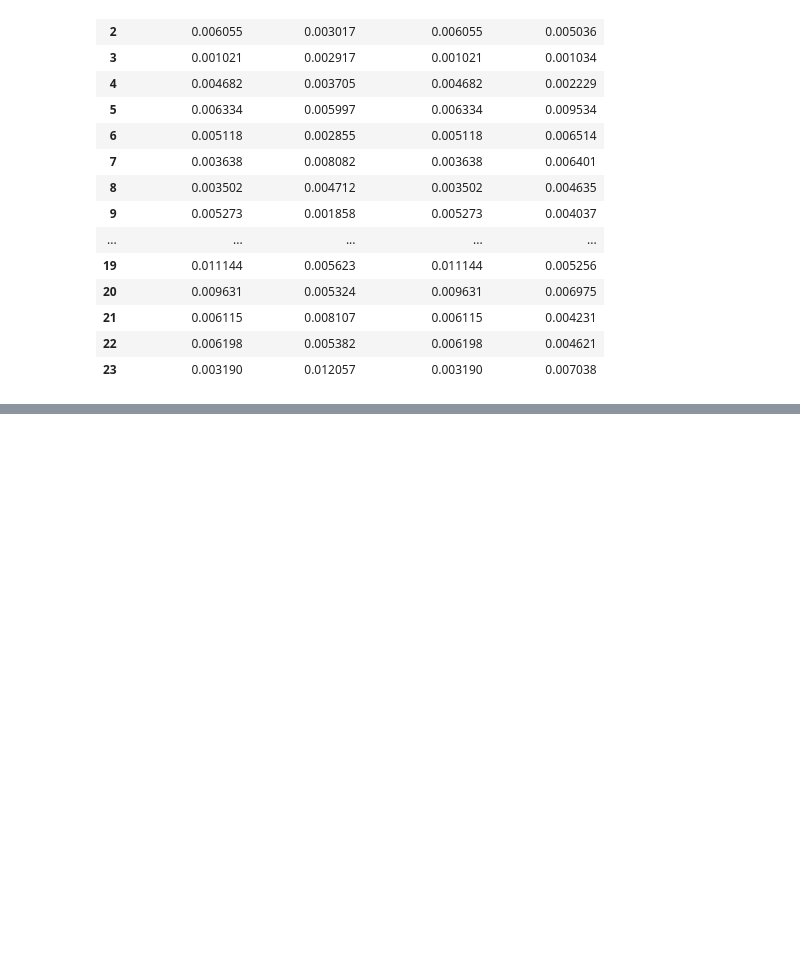
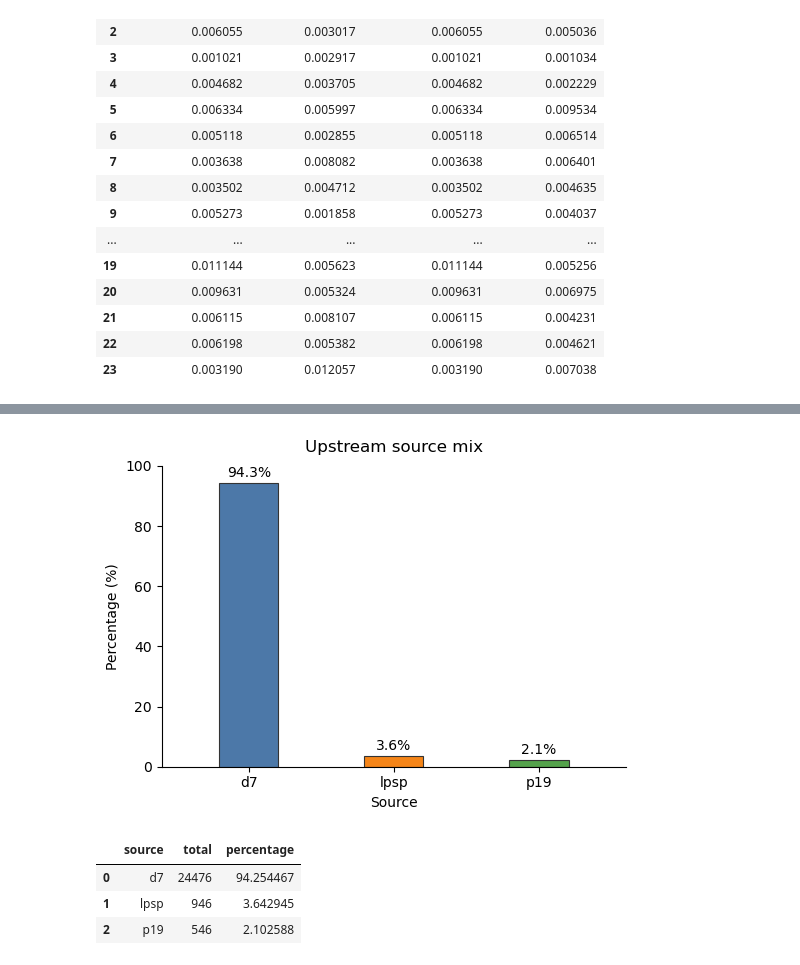
Before and after one commit to sansachenlelele/connectome_analysis_fisherlab, a Jupyter notebook: analysis_glucl-to-connectome-25summer.ipynb, the cells around one changed output, grey strips where cells are left out. Drawn from its saved outputs; the diff is of its cells as text; code cells hidden in the pictures; blank space fills up the shorter version.

```diff
--- a/analysis_glucl-to-connectome-25summer.ipynb
+++ b/analysis_glucl-to-connectome-25summer.ipynb
@@ -2198,0 +2531,19 @@ axon_vs_farthestdendrite_2
+# %%
+plot_upstream_mix(
+    summarydf_glutamate_as_upstream,
+    cols=("d7","lpsp","p19"),
+    scale_to_100=True,
+    colors={"d7":"#4C78A8","lpsp":"#F58518","p19":"#54A24B"},
+    bar_width=0.55,
+    bar_gap=0.35,
+    show_labels=True,         # labels on
+    label_fmt="{:.1f}%",      # one decimal place
+    show_grid=False,
+    save=True
+)
+# %% [output]
+[figure, added]
+|  | source | total | percentage |
+| 0 | d7 | 24476 | 94.254467 |
+| 1 | lpsp | 946 | 3.642945 |
+| 2 | p19 | 546 | 2.102588 |
```
Also changed, not shown: parts of 14 cells of this notebook, 1 other file.
